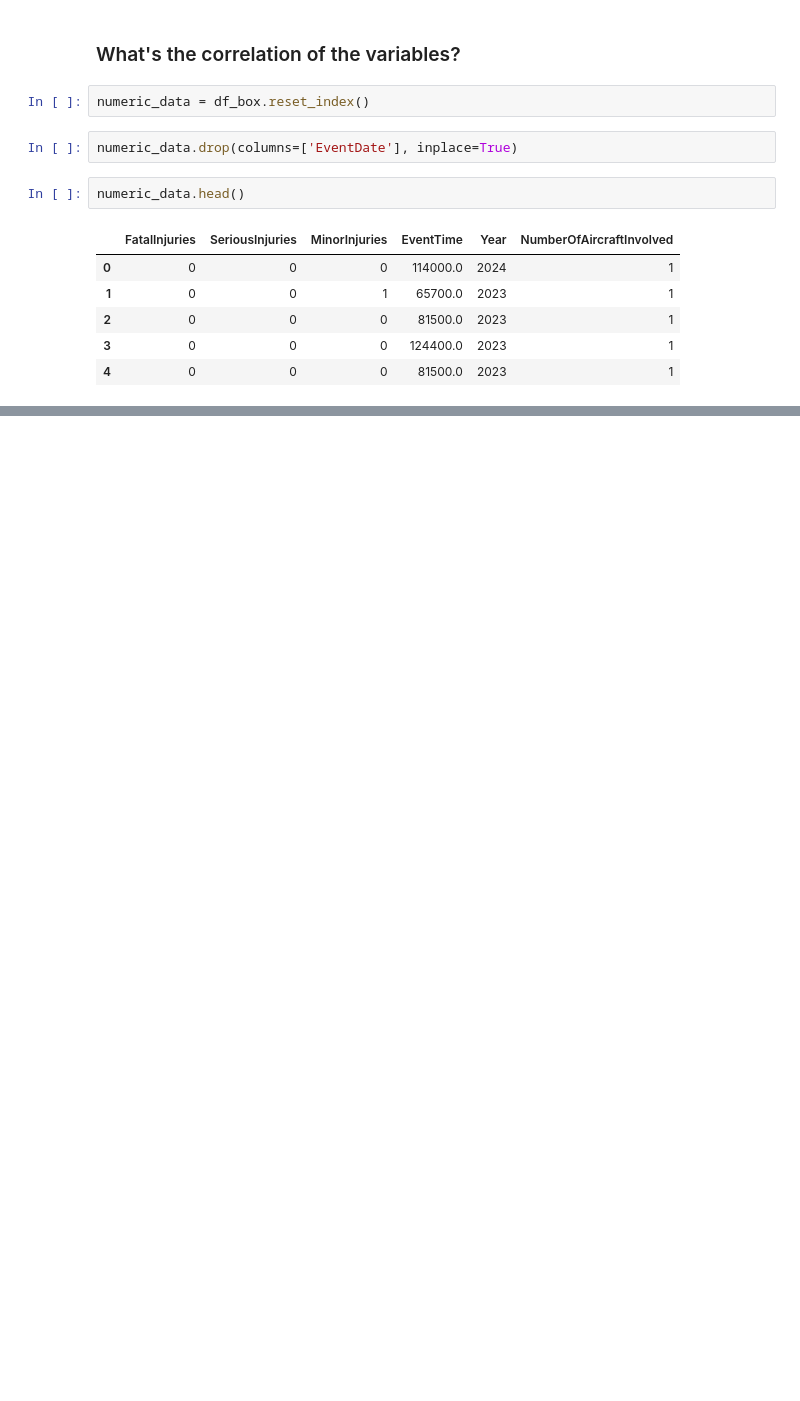
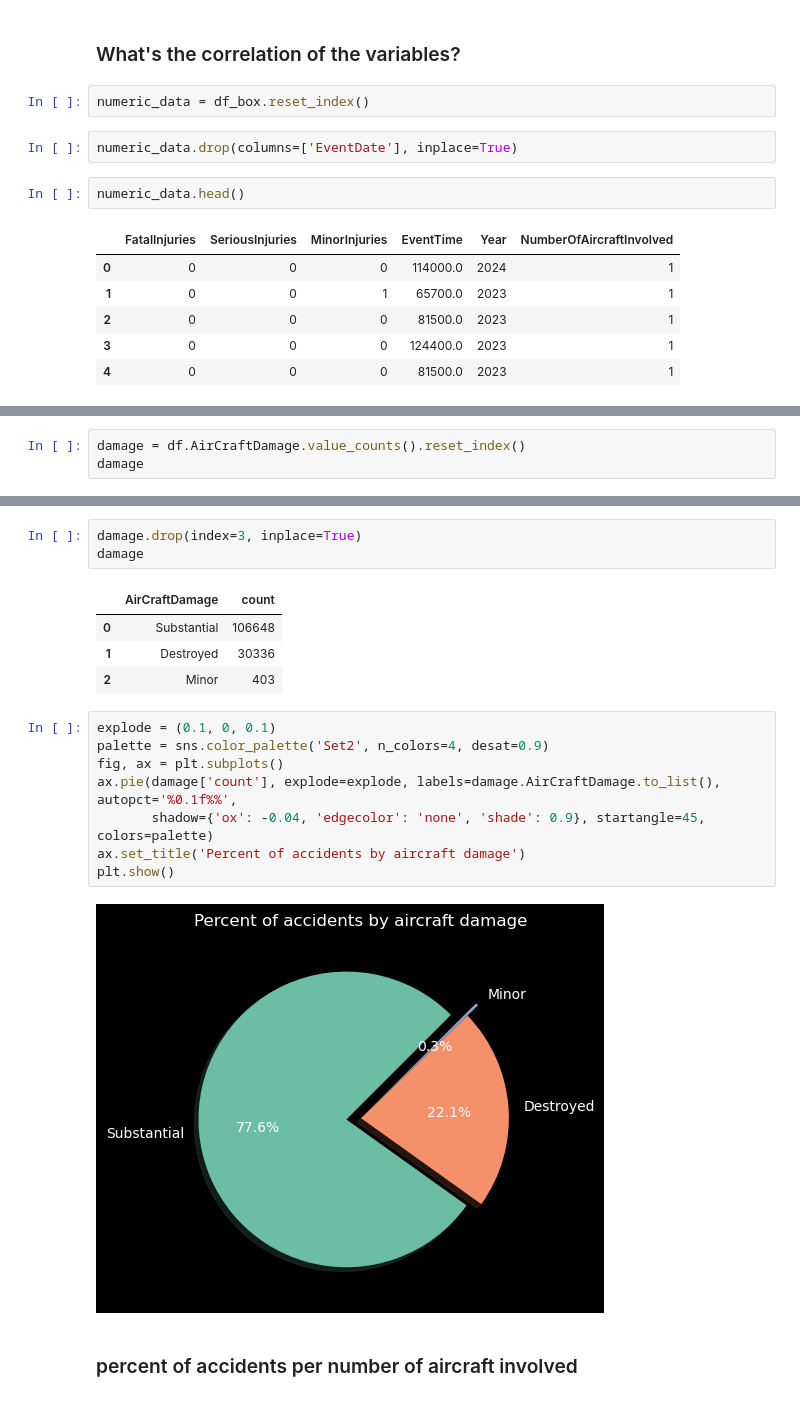
Before and after one commit to deniselouzada/air-accident-reports, a Jupyter notebook: ntsb-accidents2.ipynb, the cells around one changed output, grey strips where cells are left out. Cells and saved outputs as stored; diff of their text form; blank space fills up the shorter version.

```diff
--- a/ntsb-accidents2.ipynb
+++ b/ntsb-accidents2.ipynb
@@ -876,0 +867,3 @@ KeyboardInterrupt:
+# %%
+damage = df.AirCraftDamage.value_counts().reset_index()
+damage
@@ -876,0 +876,20 @@ KeyboardInterrupt:
+# %%
+damage.drop(index=3, inplace=True)
+damage
+# %% [output]
+|  | AirCraftDamage | count |
+| 0 | Substantial | 106648 |
+| 1 | Destroyed | 30336 |
+| 2 | Minor | 403 |
+# %%
+explode = (0.1, 0, 0.1)
+palette = sns.color_palette('Set2', n_colors=4, desat=0.9)
+fig, ax = plt.subplots()
+ax.pie(damage['count'], explode=explode, labels=damage.AirCraftDamage.to_list(), autopct='%0.1f%%',
+       shadow={'ox': -0.04, 'edgecolor': 'none', 'shade': 0.9}, startangle=45, colors=palette)
+ax.set_title('Percent of accidents by aircraft damage')
+plt.show()
+# %% [output]
+[figure, added]
+# %% [markdown]
+### percent of accidents per number of aircraft involved
```
Also changed, not shown: parts of 11 cells of this notebook.
